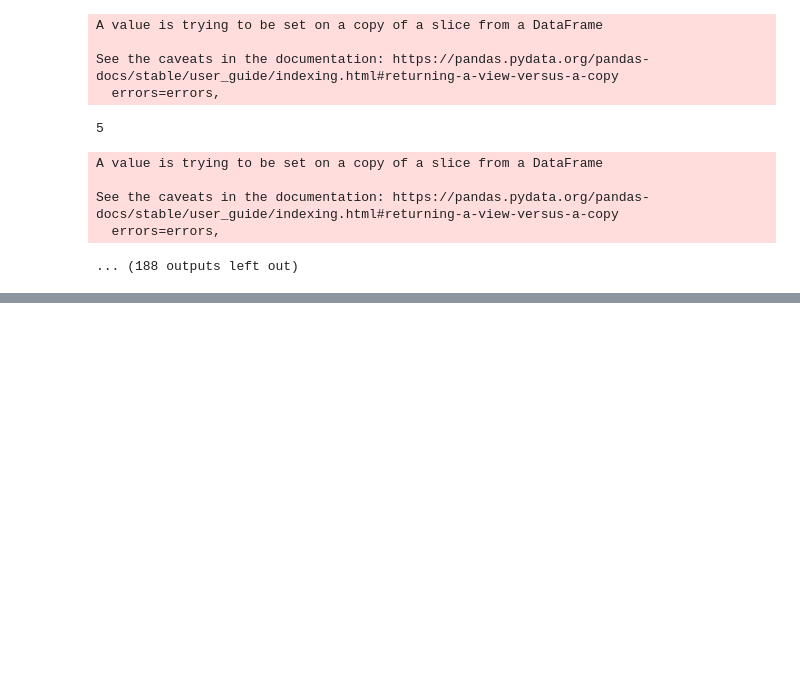
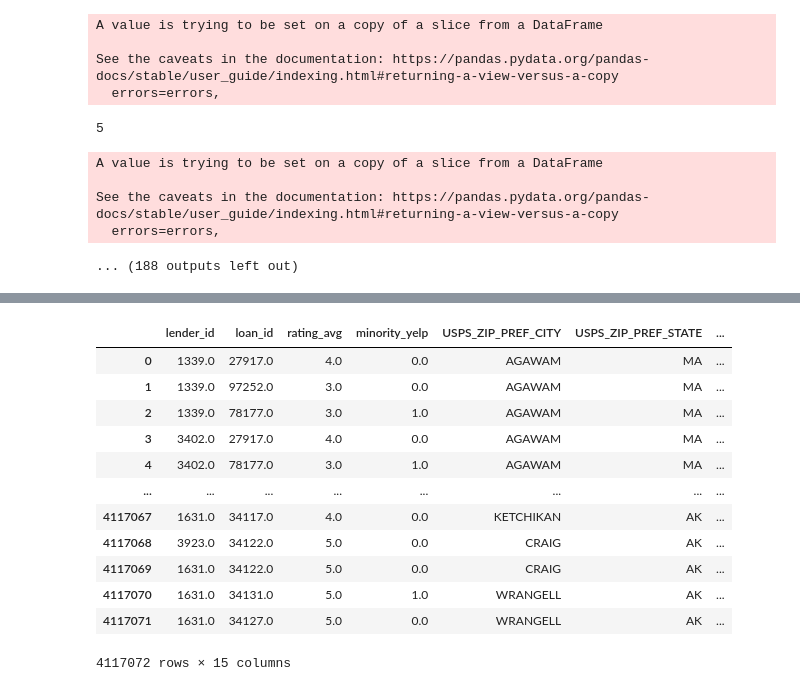
Before and after one commit to cxh1996108/DailyScripts, a Jupyter notebook: exchange_pairs.ipynb, the cells around one changed output, grey strips where cells are left out. Cells and saved outputs as stored; diff of their text form; code cells hidden in the pictures; blank space fills up the shorter version.

```diff
--- a/exchange_pairs.ipynb
+++ b/exchange_pairs.ipynb
@@ -932,0 +661,16 @@ df_unmatched["var4"].hist()
+# %%
+df_org
+# %% [output]
+|  | lender_id | loan_id | rating_avg | minority_yelp | USPS_ZIP_PREF_CITY | USPS_ZIP_PREF_STATE | ... |
+| 0 | 1339.0 | 27917.0 | 4.0 | 0.0 | AGAWAM | MA | ... |
+| 1 | 1339.0 | 97252.0 | 3.0 | 0.0 | AGAWAM | MA | ... |
+| 2 | 1339.0 | 78177.0 | 3.0 | 1.0 | AGAWAM | MA | ... |
+| 3 | 3402.0 | 27917.0 | 4.0 | 0.0 | AGAWAM | MA | ... |
+| 4 | 3402.0 | 78177.0 | 3.0 | 1.0 | AGAWAM | MA | ... |
+| ... | ... | ... | ... | ... | ... | ... | ... |
+| 4117067 | 1631.0 | 34117.0 | 4.0 | 0.0 | KETCHIKAN | AK | ... |
+| 4117068 | 3923.0 | 34122.0 | 5.0 | 0.0 | CRAIG | AK | ... |
+| 4117069 | 1631.0 | 34122.0 | 5.0 | 0.0 | CRAIG | AK | ... |
+| 4117070 | 1631.0 | 34131.0 | 5.0 | 1.0 | WRANGELL | AK | ... |
+| 4117071 | 1631.0 | 34127.0 | 5.0 | 0.0 | WRANGELL | AK | ... |
+4117072 rows × 15 columns
```
Also changed, not shown: parts of 54 cells of this notebook.
